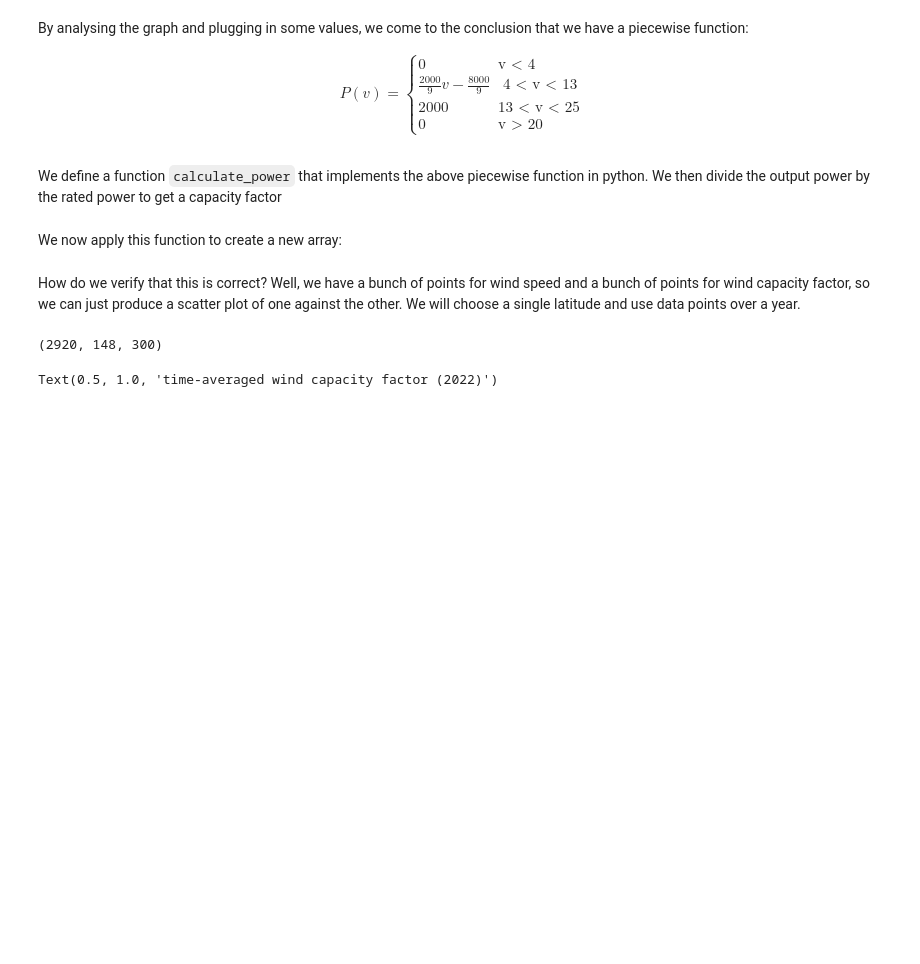
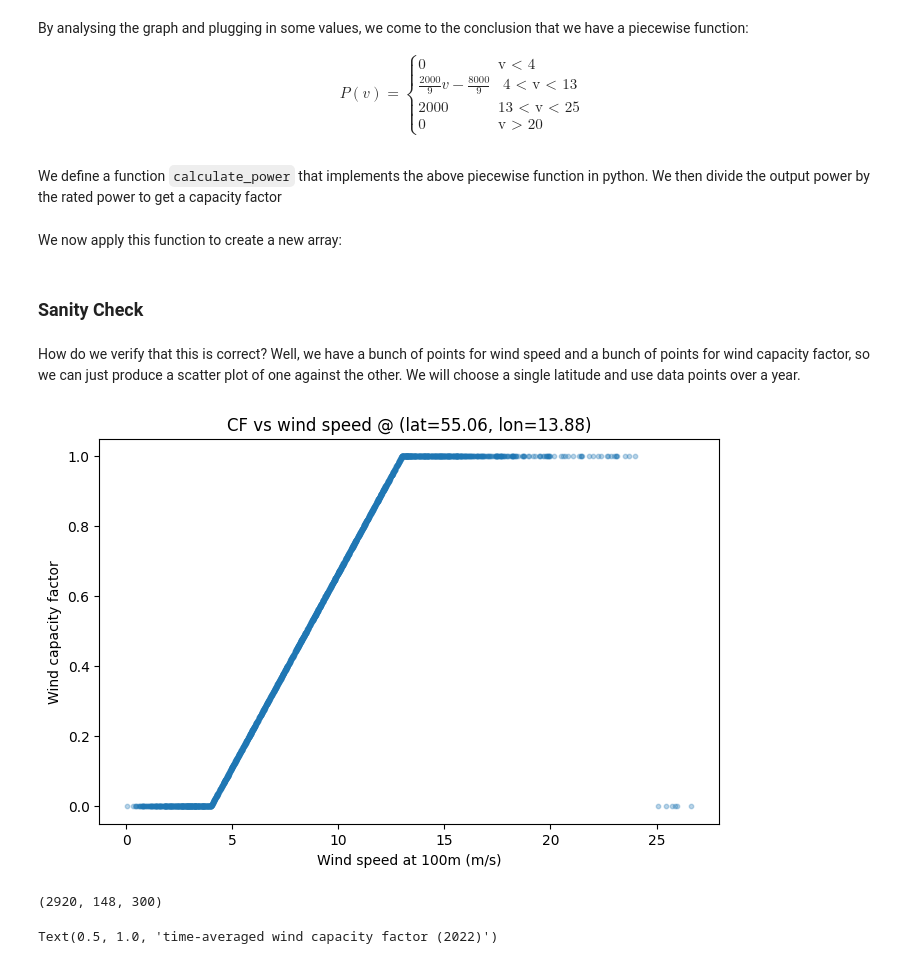
Before and after one commit to victorelgersma/dafs, a Jupyter notebook: final_assignment/AssignmentESMFinal.ipynb, the cells around one changed output. Saved outputs shown, nothing was run; the diff lists cells and outputs as text; code cells hidden in the pictures; blank space fills up the shorter version.

```diff
--- a/final_assignment/AssignmentESMFinal.ipynb
+++ b/final_assignment/AssignmentESMFinal.ipynb
@@ -200,4 +200,4 @@ Text(0.5, 1.0, 'Average Solar Capacity Factor, Europe 2022')
 # %%
 # we calculate the wind speed using the pythagorean theorem
 import numpy as np
-era5['ws'] = np.sqrt(era5['u100'] * era5['u100'] + era5['v100'] * era5['v100'])
+era5['ws'] = np.sqrt(era5['u100'] **2 + era5['v100']** 2)
@@ -270,24 +272,28 @@ def wind_speed(u100, v100):
 We now apply this function to create a new array:
 # %%
 era5["cf_wind"] = calculate_cfactor_wind(era5)
+# %% [markdown]
+### Sanity Check
 # %% [markdown]
 How do we verify that this is correct? Well, we have a bunch of points for wind speed and a bunch of points for wind capacity factor, so we can just produce a scatter plot of one against the other. We will choose a single latitude and use data points over a year.
 # %%
 import matplotlib.pyplot as plt
 
 
-pt = era5.sel(latitude=lat, longitude=lon, method="nearest")
+pt = era5.sel(latitude=55, longitude=14, method="nearest")
 
-ws = pt["wind_speed"]
+ws = pt["ws"]
 cf = pt["cf_wind"]
 
 plt.figure(figsize=(8,5))
 plt.scatter(ws.values, cf.values, s=10, alpha=0.3)
 plt.xlabel("Wind speed at 100m (m/s)")
 plt.ylabel("Wind capacity factor")
 plt.title(f"CF vs wind speed @ (lat={float(pt.latitude.values):.2f}, lon={float(pt.longitude.values):.2f})")
 plt.ylim(-0.05, 1.05)
 plt.show()
+# %% [output]
+[figure, added]
 # %%
 era5["cf_wind"].shape  # (valid_time, lat, long)
 # %% [output]
```
Also changed, not shown: parts of 26 cells of this notebook, 1 other file.
